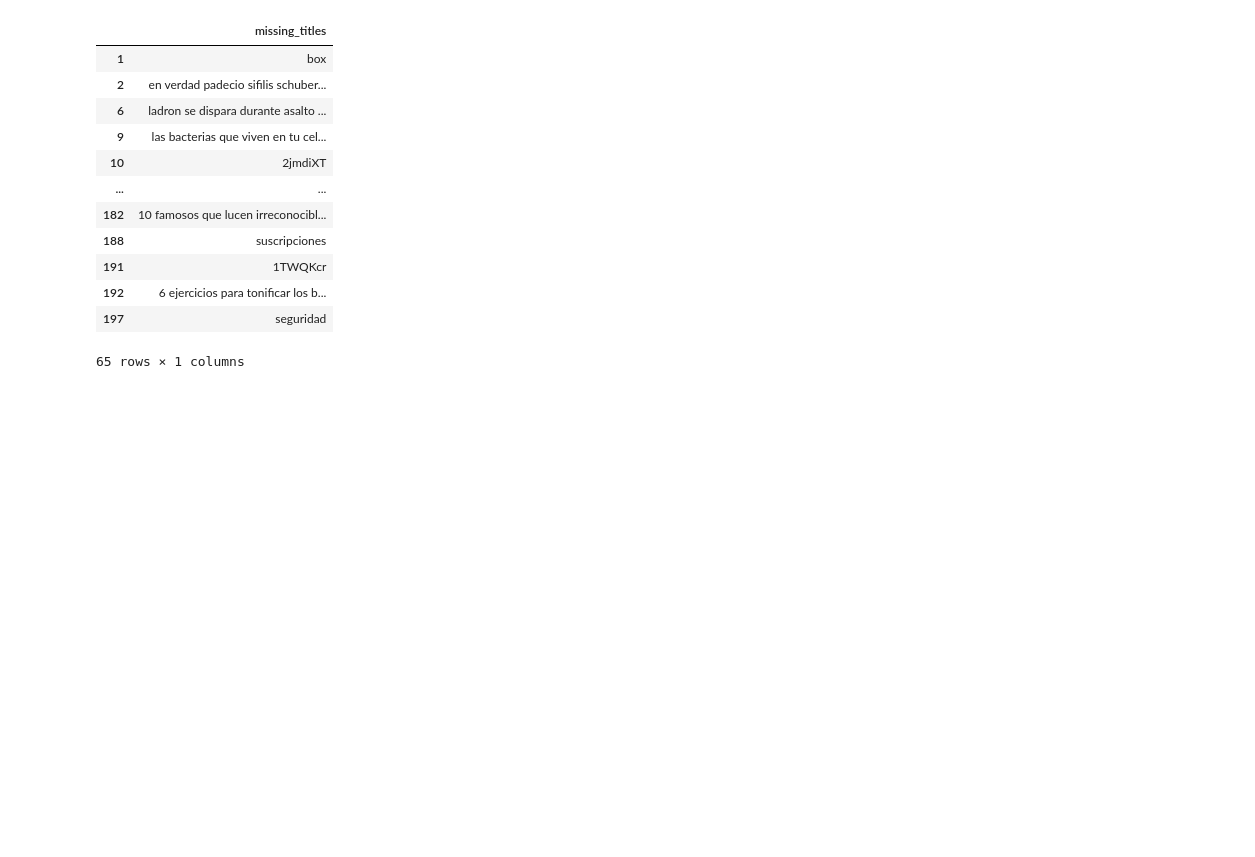
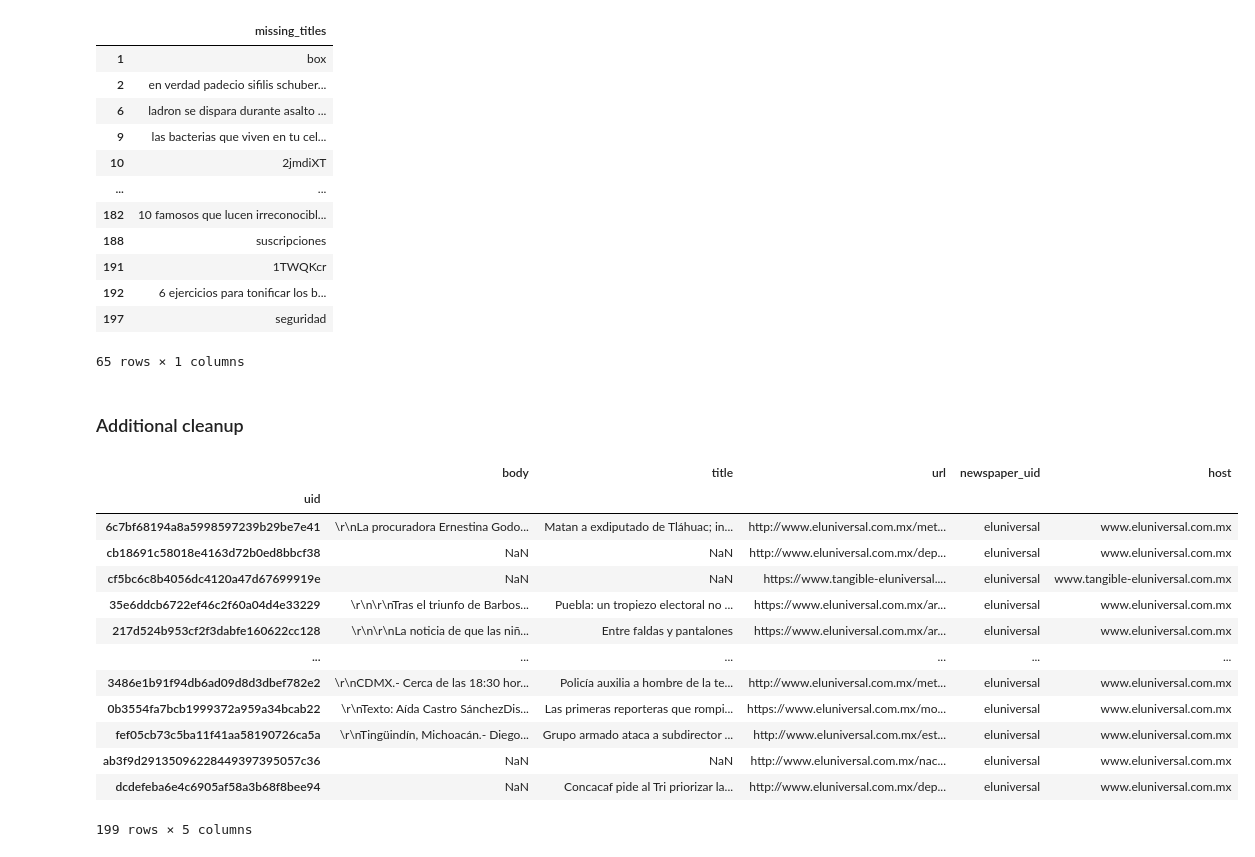
Before and after one commit to kemirandad/data_eng_web_scrap, a Jupyter notebook: platzi_data/pandas_starting.ipynb, the cells around one changed output. Saved outputs shown, nothing was run; the diff lists cells and outputs as text; code cells hidden in the pictures; blank space fills up the shorter version.

```diff
--- a/platzi_data/pandas_starting.ipynb
+++ b/platzi_data/pandas_starting.ipynb
@@ -357,3 +357,34 @@ missing_titles
 | 192 | 6 ejercicios para tonificar los b... |
 | 197 | seguridad |
 65 rows × 1 columns
+# %% [markdown]
+### Additional cleanup
+# %%
+# 4. añadir uid a las filas
+
+import hashlib
+
+uids = (el_universal
+           .apply(lambda row: hashlib.md5(bytes(row['url'].encode())), axis=1)
+           .apply(lambda hash_object: hash_object.hexdigest())
+       )
+
+el_universal['uid'] = uids
+el_universal.set_index('uid', inplace=True)
+
+el_universal
+# %% [output]
+|  | body | title | url | newspaper_uid | host |
+| uid |  |  |  |  |  |
+| 6c7bf68194a8a5998597239b29be7e41 | \r\nLa procuradora Ernestina Godo... | Matan a exdiputado de Tláhuac; in... | http://www.eluniversal.com.mx/met... | eluniversal | www.eluniversal.com.mx |
+| cb18691c58018e4163d72b0ed8bbcf38 | NaN | NaN | http://www.eluniversal.com.mx/dep... | eluniversal | www.eluniversal.com.mx |
+| cf5bc6c8b4056dc4120a47d67699919e | NaN | NaN | https://www.tangible-eluniversal.... | eluniversal | www.tangible-eluniversal.com.mx |
+| 35e6ddcb6722ef46c2f60a04d4e33229 | \r\n\r\nTras el triunfo de Barbos... | Puebla: un tropiezo electoral no ... | https://www.eluniversal.com.mx/ar... | eluniversal | www.eluniversal.com.mx |
+| 217d524b953cf2f3dabfe160622cc128 | \r\n\r\nLa noticia de que las niñ... | Entre faldas y pantalones | https://www.eluniversal.com.mx/ar... | eluniversal | www.eluniversal.com.mx |
+| ... | ... | ... | ... | ... | ... |
+| 3486e1b91f94db6ad09d8d3dbef782e2 | \r\nCDMX.- Cerca de las 18:30 hor... | Policía auxilia a hombre de la te... | http://www.eluniversal.com.mx/met... | eluniversal | www.eluniversal.com.mx |
+| 0b3554fa7bcb1999372a959a34bcab22 | \r\nTexto: Aída Castro SánchezDis... | Las primeras reporteras que rompi... | https://www.eluniversal.com.mx/mo... | eluniversal | www.eluniversal.com.mx |
+| fef05cb73c5ba11f41aa58190726ca5a | \r\nTingüindín, Michoacán.- Diego... | Grupo armado ataca a subdirector ... | http://www.eluniversal.com.mx/est... | eluniversal | www.eluniversal.com.mx |
+| ab3f9d29135096228449397395057c36 | NaN | NaN | http://www.eluniversal.com.mx/nac... | eluniversal | www.eluniversal.com.mx |
+| dcdefeba6e4c6905af58a3b68f8bee94 | NaN | Concacaf pide al Tri priorizar la... | http://www.eluniversal.com.mx/dep... | eluniversal | www.eluniversal.com.mx |
+199 rows × 5 columns
```
Also changed, not shown: parts of 3 cells of this notebook, 1 other file.
